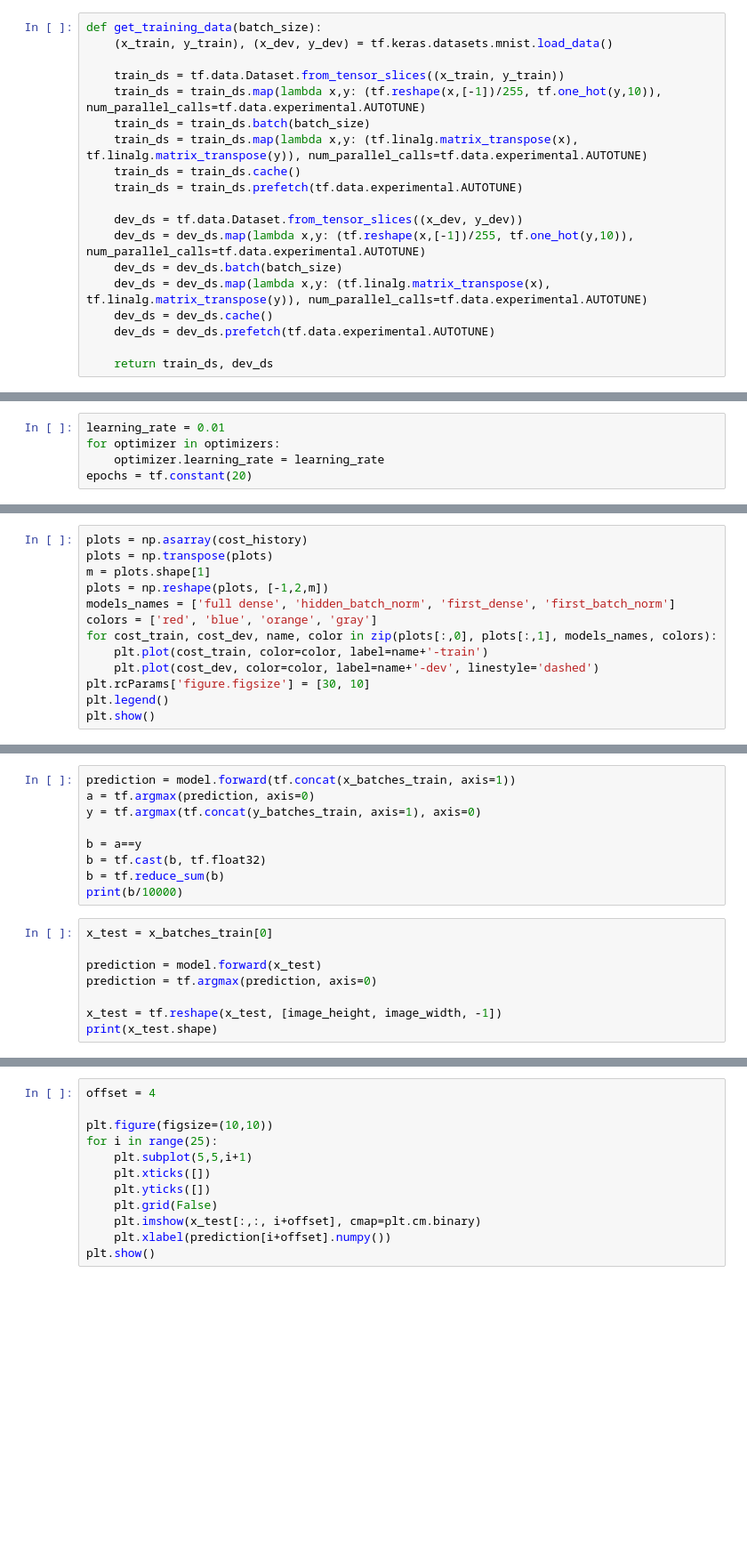
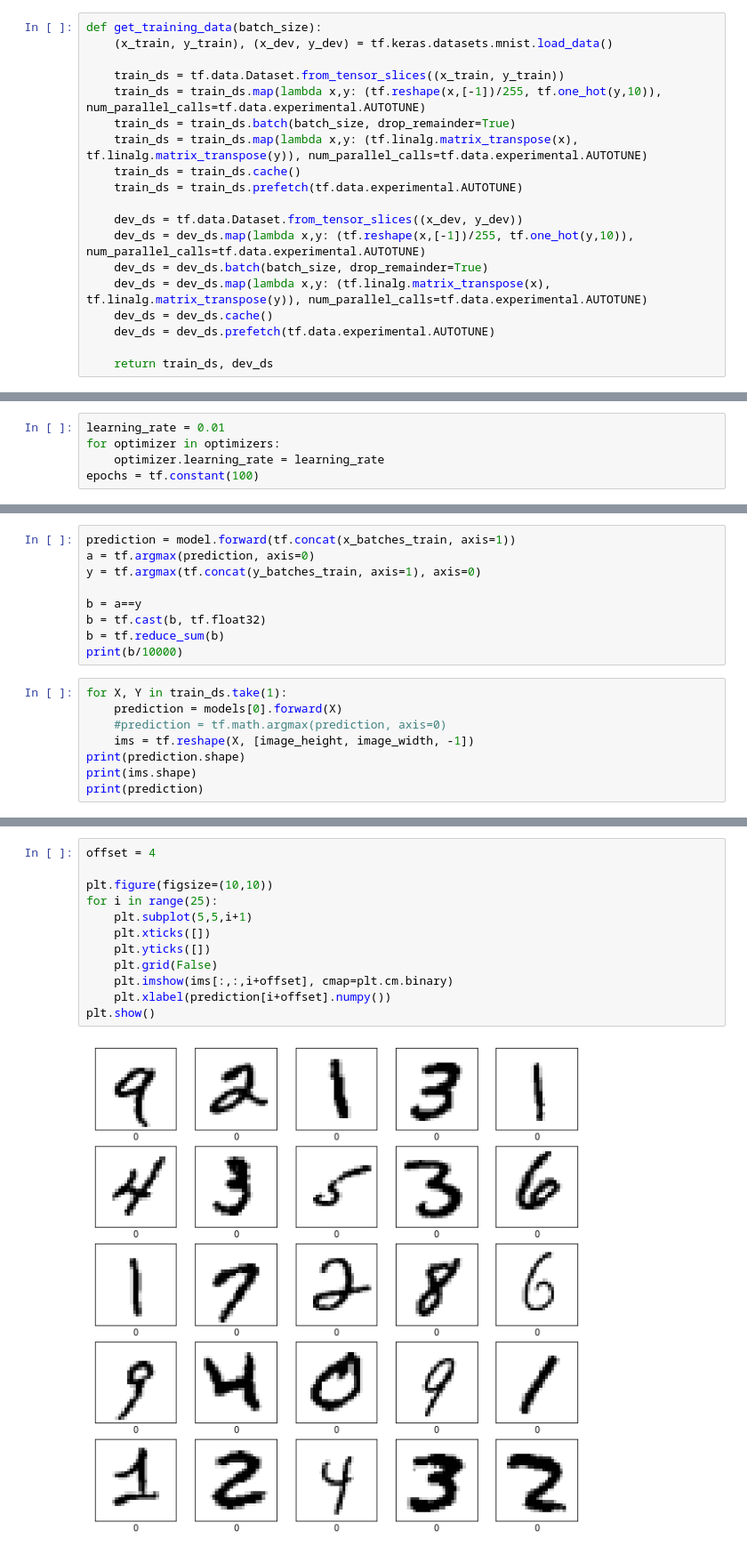
Before and after one commit to asarwinski/NeuralNetworks, a Jupyter notebook: MNIST/mnist.ipynb, the cells around one changed output, grey strips where cells are left out. Shown at 89% size. Saved outputs shown, nothing was run; the diff lists cells and outputs as text; blank space fills up the shorter version.

```diff
--- a/MNIST/mnist.ipynb
+++ b/MNIST/mnist.ipynb
@@ -237,14 +237,14 @@ def get_training_data(batch_size):
 
     train_ds = tf.data.Dataset.from_tensor_slices((x_train, y_train))
     train_ds = train_ds.map(lambda x,y: (tf.reshape(x,[-1])/255, tf.one_hot(y,10)), num_parallel_calls=tf.data.experimental.AUTOTUNE)
-    train_ds = train_ds.batch(batch_size)
+    train_ds = train_ds.batch(batch_size, drop_remainder=True)
     train_ds = train_ds.map(lambda x,y: (tf.linalg.matrix_transpose(x), tf.linalg.matrix_transpose(y)), num_parallel_calls=tf.data.experimental.AUTOTUNE)
     train_ds = train_ds.cache()
     train_ds = train_ds.prefetch(tf.data.experimental.AUTOTUNE)
 
     dev_ds = tf.data.Dataset.from_tensor_slices((x_dev, y_dev))
     dev_ds = dev_ds.map(lambda x,y: (tf.reshape(x,[-1])/255, tf.one_hot(y,10)), num_parallel_calls=tf.data.experimental.AUTOTUNE)
-    dev_ds = dev_ds.batch(batch_size)
+    dev_ds = dev_ds.batch(batch_size, drop_remainder=True)
     dev_ds = dev_ds.map(lambda x,y: (tf.linalg.matrix_transpose(x), tf.linalg.matrix_transpose(y)), num_parallel_calls=tf.data.experimental.AUTOTUNE)
     dev_ds = dev_ds.cache()
     dev_ds = dev_ds.prefetch(tf.data.experimental.AUTOTUNE)
@@ -282,7 +282,7 @@ total_epochs = 0
 learning_rate = 0.01
 for optimizer in optimizers:
     optimizer.learning_rate = learning_rate
-epochs = tf.constant(20)
+epochs = tf.constant(100)
 # %%
 for epoch in range(epochs):
     costs = []
@@ -320,13 +320,0 @@ Epoch   19     0.30458998680114746
-# %%
-plots = np.asarray(cost_history)
-plots = np.transpose(plots)
-m = plots.shape[1]
-plots = np.reshape(plots, [-1,2,m])
-models_names = ['full dense', 'hidden_batch_norm', 'first_dense', 'first_batch_norm']
-colors = ['red', 'blue', 'orange', 'gray']
-for cost_train, cost_dev, name, color in zip(plots[:,0], plots[:,1], models_names, colors):
-    plt.plot(cost_train, color=color, label=name+'-train')
-    plt.plot(cost_dev, color=color, label=name+'-dev', linestyle='dashed')
-plt.rcParams['figure.figsize'] = [30, 10]
-plt.legend()
-plt.show()
@@ -356,10 +328,10 @@ b = tf.cast(b, tf.float32)
 b = tf.reduce_sum(b)
 print(b/10000)
 # %%
-x_test = x_batches_train[0]
-
-prediction = model.forward(x_test)
-prediction = tf.argmax(prediction, axis=0)
-
-x_test = tf.reshape(x_test, [image_height, image_width, -1])
-print(x_test.shape)
+for X, Y in train_ds.take(1):
+    prediction = models[0].forward(X)
+    #prediction = tf.math.argmax(prediction, axis=0)
+    ims = tf.reshape(X, [image_height, image_width, -1])
+print(prediction.shape)
+print(ims.shape)
+print(prediction)
@@ -366,12 +349,14 @@ print(x_test.shape)
 # %%
 offset = 4
 
 plt.figure(figsize=(10,10))
 for i in range(25):
     plt.subplot(5,5,i+1)
     plt.xticks([])
     plt.yticks([])
     plt.grid(False)
-    plt.imshow(x_test[:,:, i+offset], cmap=plt.cm.binary)
+    plt.imshow(ims[:,:,i+offset], cmap=plt.cm.binary)
     plt.xlabel(prediction[i+offset].numpy())
 plt.show()
+# %% [output]
+[figure, added]
```
Also changed, not shown: parts of 4 cells of this notebook.
